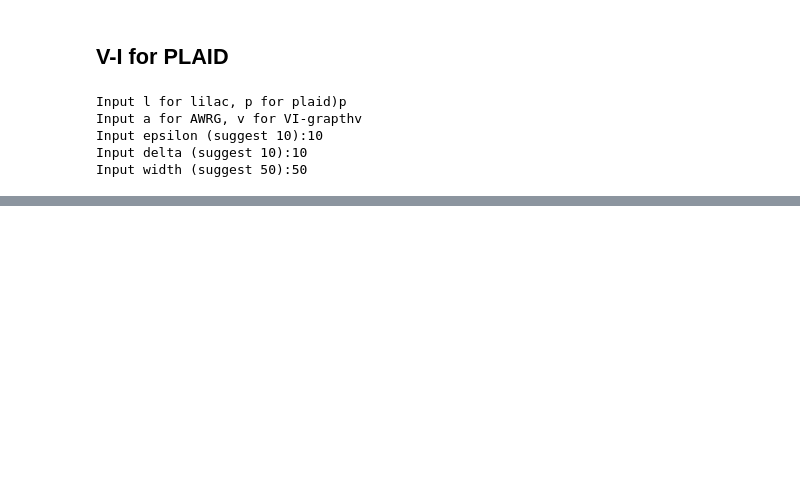
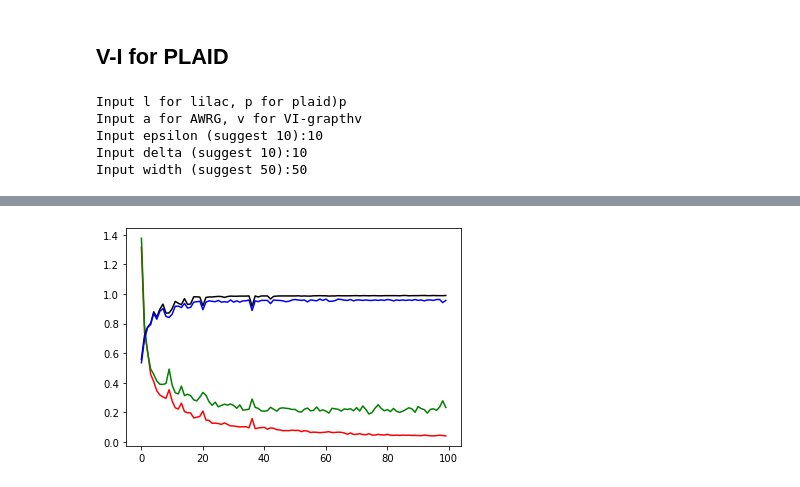
Before and after one commit to qypalice/AWRG4NILM, a Jupyter notebook: notebook/Replication.ipynb, the cells around one changed output, grey strips where cells are left out. Cells and saved outputs as stored; diff of their text form; code cells hidden in the pictures; blank space fills up the shorter version.

```diff
--- a/notebook/Replication.ipynb
+++ b/notebook/Replication.ipynb
@@ -101,0 +99,6 @@ test_the_model(trainer, num_class, checkpoint_vp, file_name_vp)
+# %%
+
+file_name = 'lilac_adaptive_50'
+plot_learning_curve(file_name)
+# %% [output]
+[figure, added]
```
Also changed, not shown: parts of 2 cells of this notebook, 5 other files.
